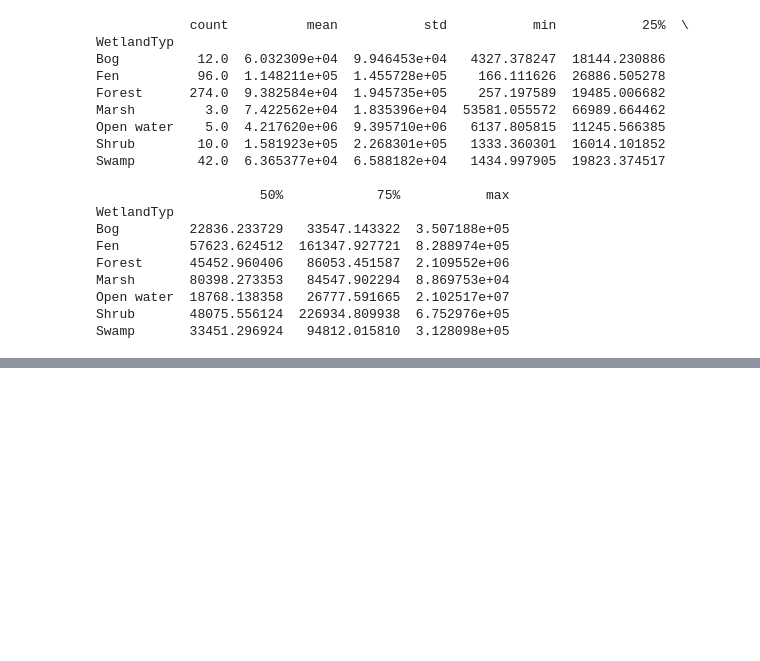
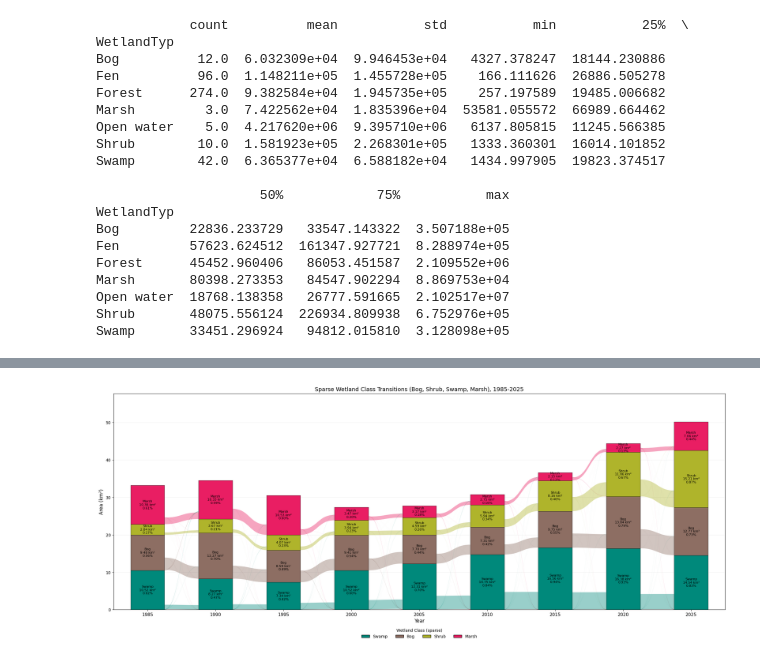
Before and after one commit to Mohammed777777777/Oil-Sand-Monitoring, a Jupyter notebook: Watershed_Classification_More_Classes.ipynb, the cells around one changed output, grey strips where cells are left out. Drawn from its saved outputs; the diff is of its cells as text; code cells hidden in the pictures; blank space fills up the shorter version.

```diff
--- a/Watershed_Classification_More_Classes.ipynb
+++ b/Watershed_Classification_More_Classes.ipynb
@@ -107,0 +519,17 @@ Class distribution: {'Bog': 76, 'Fen': 1117, 'Forest': 2568, 'Marsh': 20, 'Open
+# %%
+# ============================================
+# 7-class transitions between consecutive years
+# ============================================
+
+transitions_7class = []
+for i in range(len(ALL_YEARS_7CLASS) - 1):
+    arr_a = classified_arrays_7class[ALL_YEARS_7CLASS[i]]
+    arr_b = classified_arrays_7class[ALL_YEARS_7CLASS[i + 1]]
+
+    T = np.zeros((n_classes_7, n_classes_7))
+    for c_from in range(n_classes_7):
+        for c_to in range(n_classes_7):
+            T[c_from, c_to] = np.sum((arr_a == c_from) & (arr_b == c_to) & watershed_mask_7class) * PIXEL_AREA_KM2_7
+    transitions_7class.append(T)
+
+print('Transitions computed for', len(transitions_7class), 'year-pairs')
@@ -107,0 +630,78 @@ Class distribution: {'Bog': 76, 'Fen': 1117, 'Forest': 2568, 'Marsh': 20, 'Open
+# %%
+# ============================================
+# Companion chart: sparse classes only (Bog, Shrub, Swamp, Marsh)
+# Same structure as the main chart, but excluding Forest/Fen/Open water
+# so the small classes get their own readable y-axis scale.
+# ============================================
+
+sparse_classes = [0, 5, 6, 3]  # Bog, Shrub, Swamp, Marsh
+
+fig2, ax2 = plt.subplots(figsize=(22, 9))
+
+stack_order_sparse = [6, 0, 5, 3]  # Swamp, Bog, Shrub, Marsh (bottom to top)
+stratum_bounds_sparse = {}
+
+for i, xc in enumerate(x_positions):
+    y_cursor = 0.0
+    for c in stack_order_sparse:
+        h = totals_7class[i, c]
+        if h > 0:
+            ax2.add_patch(Rectangle(
+                (xc - bar_width / 2, y_cursor), bar_width, h,
+                facecolor=class_colors_7[c], edgecolor='black', linewidth=0.5, zorder=3
+            ))
+            # Compute pct relative to the FULL total, same denominator as
+            # the main chart, so the percentages are directly comparable
+            pct = 100 * h / totals_7class[i].sum()
+            ax2.text(xc, y_cursor + h / 2,
+                    f'{CLASS_NAMES_7[c]}\n{h:.2f} km\u00b2\n{pct:.2f}%',
+                    ha='center', va='center', fontsize=8, color='black',
+                    zorder=4)
+            stratum_bounds_sparse[(i, c)] = (y_cursor, y_cursor + h)
+        else:
+            stratum_bounds_sparse[(i, c)] = (y_cursor, y_cursor)
+        y_cursor += h
+
+for i, T in enumerate(transitions_7class):
+    x_a = x_positions[i] + bar_width / 2
+    x_b = x_positions[i + 1] - bar_width / 2
+    src_cursor = {c: stratum_bounds_sparse[(i, c)][0] for c in sparse_classes}
+    tgt_cursor = {c: stratum_bounds_sparse[(i + 1, c)][0] for c in sparse_classes}
+
+    for c_from in stack_order_sparse[::-1]:
+        for c_to in stack_order_sparse[::-1]:
+            h = T[c_from, c_to]
+            if h <= 0:
+                continue
+            y0_a = src_cursor[c_from]; y1_a = y0_a + h; src_cursor[c_from] = y1_a
+            y0_b = tgt_cursor[c_to]; y1_b = y0_b + h; tgt_cursor[c_to] = y1_b
+            xm = (x_a + x_b) / 2
+            verts = [(x_a, y0_a), (xm, y0_a), (xm, y0_b), (x_b, y0_b),
+                     (x_b, y1_b), (xm, y1_b), (xm, y1_a), (x_a, y1_a), (x_a, y0_a)]
+            codes = [Path.MOVETO, Path.CURVE4, Path.CURVE4, Path.CURVE4,
+                     Path.LINETO, Path.CURVE4, Path.CURVE4, Path.CURVE4, Path.CLOSEPOLY]
+            ax2.add_patch(mpatches.PathPatch(Path(verts, codes),
+                         facecolor=class_colors_7[c_from], edgecolor='none', alpha=0.4, zorder=2))
+
+ax2.set_xticks(x_positions)
+ax2.set_xticklabels(ALL_YEARS_7CLASS, fontsize=11)
+ax2.set_ylabel('Area (km\u00b2)', fontsize=12)
+ax2.set_xlabel('Year', fontsize=12)
+ax2.set_title(f'Sparse Wetland Class Transitions (Bog, Shrub, Swamp, Marsh), {ALL_YEARS_7CLASS[0]}-{ALL_YEARS_7CLASS[-1]}', fontsize=14)
+
+sparse_max = max(totals_7class[i, sparse_classes].sum() for i in range(len(ALL_YEARS_7CLASS)))
+ax2.set_ylim(0, sparse_max * 1.15)
+ax2.set_xlim(x_positions[0] - 0.5, x_positions[-1] + 0.5)
+ax2.grid(axis='y', alpha=0.2, zorder=1)
+ax2.set_axisbelow(True)
+
+legend_patches_sparse = [mpatches.Patch(facecolor=class_colors_7[c], edgecolor='black', label=CLASS_NAMES_7[c])
+                          for c in stack_order_sparse]
+ax2.legend(handles=legend_patches_sparse, loc='lower center', bbox_to_anchor=(0.5, -0.15),
+           ncol=4, frameon=False, title='Wetland Class (sparse)')
+
+plt.tight_layout()
+plt.savefig('/content/wetland_sparse_classes_alluvial.png', dpi=200, bbox_inches='tight')
+plt.show()
+# %% [output]
+[figure, added]
```
Also changed, not shown: parts of 19 cells of this notebook, 1 other file.
